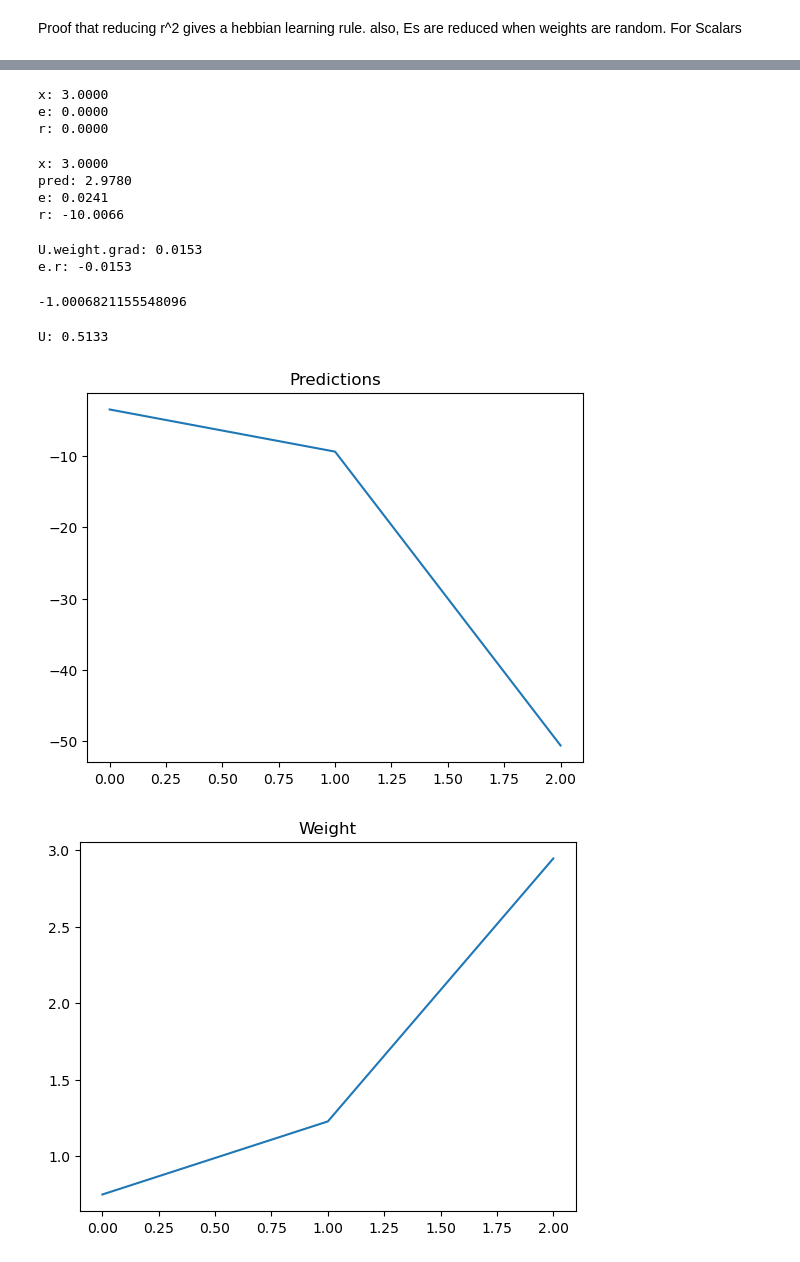
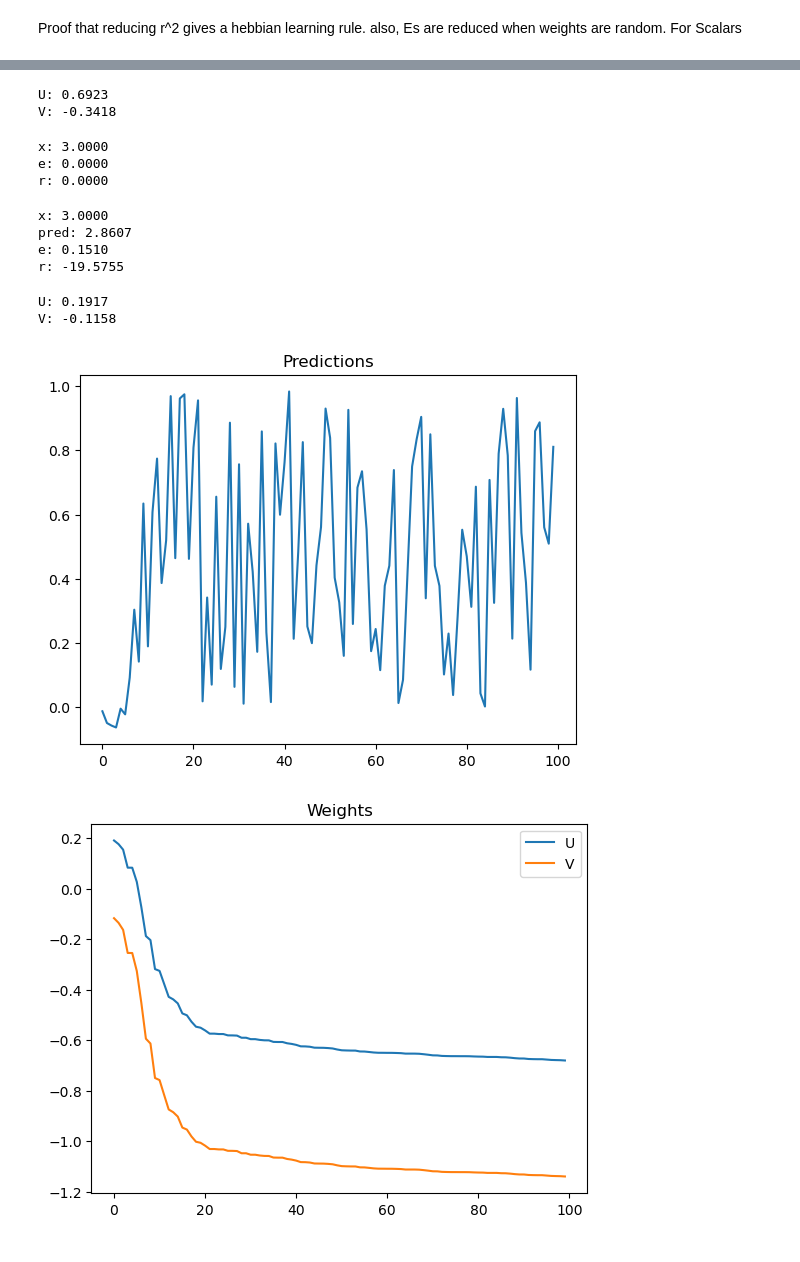
Before and after one commit to joeagriffith/ml-learning, a Jupyter notebook: Deep_Learning/Experimental/Hebbian_Learning/scalar.ipynb, the cells around one changed output, grey strips where cells are left out. Saved outputs shown, nothing was run; the diff lists cells and outputs as text; code cells hidden in the pictures.

```diff
--- a/Deep_Learning/Experimental/Hebbian_Learning/scalar.ipynb
+++ b/Deep_Learning/Experimental/Hebbian_Learning/scalar.ipynb
@@ -18,4 +64,7 @@ def step(x, e, r, U):
 # Parameter Initialisation
 U = nn.Linear(1,1, bias=False)
 print(f"U: {U.weight.data.item():.4f}")
+preds = []
+Us = []
+es = []
 # %% [output]
@@ -23,3 +125,20 @@ U: -0.2976
+# %%
+# New Update rule with assymetric weights
+def step2(x, e, r, U, V):
+    with torch.no_grad():
+        e = x - U(r)
+    r = r + F.linear(e, V.weight, None)
+    return e, r
+
+# Parameter Initialisation
+U = nn.Linear(1,1, bias=True)
+V = nn.Linear(1,1, bias=False)
+
+print(f"U: {U.weight.data.item():.4f}")
+print(f"V: {V.weight.data.item():.4f}")
+# %% [output]
+U: 0.6923
+V: -0.3418
 # %%
 # Data Initialisation
 # x = torch.rand(1)
@@ -41,7 +160,7 @@ r: 0.0000
 
 e = e.detach()
 r = r.detach()
-e, r = step(x, e, r, U)
+e, r = step2(x, e, r, U, V)
 
 
 print(f"x: {x.item():.4f}")
@@ -50,31 +169,20 @@ print(f"e: {e.item():.4f}")
 print(f"r: {r.item():.4f}")
 # %% [output]
 x: 3.0000
-pred: 2.9780
-e: 0.0241
-r: -10.0066
+pred: 2.8607
+e: 0.1510
+r: -19.5755
-# %%
-U.zero_grad()
-with torch.no_grad():
-    U.weight.grad = torch.zeros_like(U.weight)
-loss = -0.5*((r**2).sum())
-loss.sum().backward()
-print(f'U.weight.grad: {U.weight.grad.item():.4f}')
-print(f'e.r: {torch.matmul(e.unsqueeze(1), r.unsqueeze(1).T).item():.4f}')
-lr = 0.1
-U.weight.data -= lr * U.weight.grad
-U.weight.data.item()
-# %% [output]
-U.weight.grad: 0.0153
-e.r: -0.0153
--1.0006821155548096
 # %%
 # Parameter Initialisation
 U = nn.Linear(1,1, bias=False)
+V = nn.Linear(1,1, bias=False)
 print(f"U: {U.weight.data.item():.4f}")
+print(f"V: {V.weight.data.item():.4f}")
 preds = []
 Us = []
+Vs = []
 es = []
 # %% [output]
-U: 0.5133
+U: 0.1917
+V: -0.1158
 # %%
@@ -108,13 +237,15 @@ for _ in range(epochs):
 # %%
 plt.plot(preds)
 plt.title('Predictions')
 plt.show()
-plt.plot(Us)
-plt.title('Weight')
+plt.plot(Us, label="U")
+plt.title('Weights')
+plt.plot(Vs, label="V")
+plt.legend()
 plt.show()
 plt.plot(es,)
 plt.title('Errors')
 plt.show()
 # %% [output]
-[figure, old version]
+[figure, new version]
-[figure, old version]
+[figure, new version]
```
Also changed, not shown: parts of 14 cells of this notebook, 13 other files.
